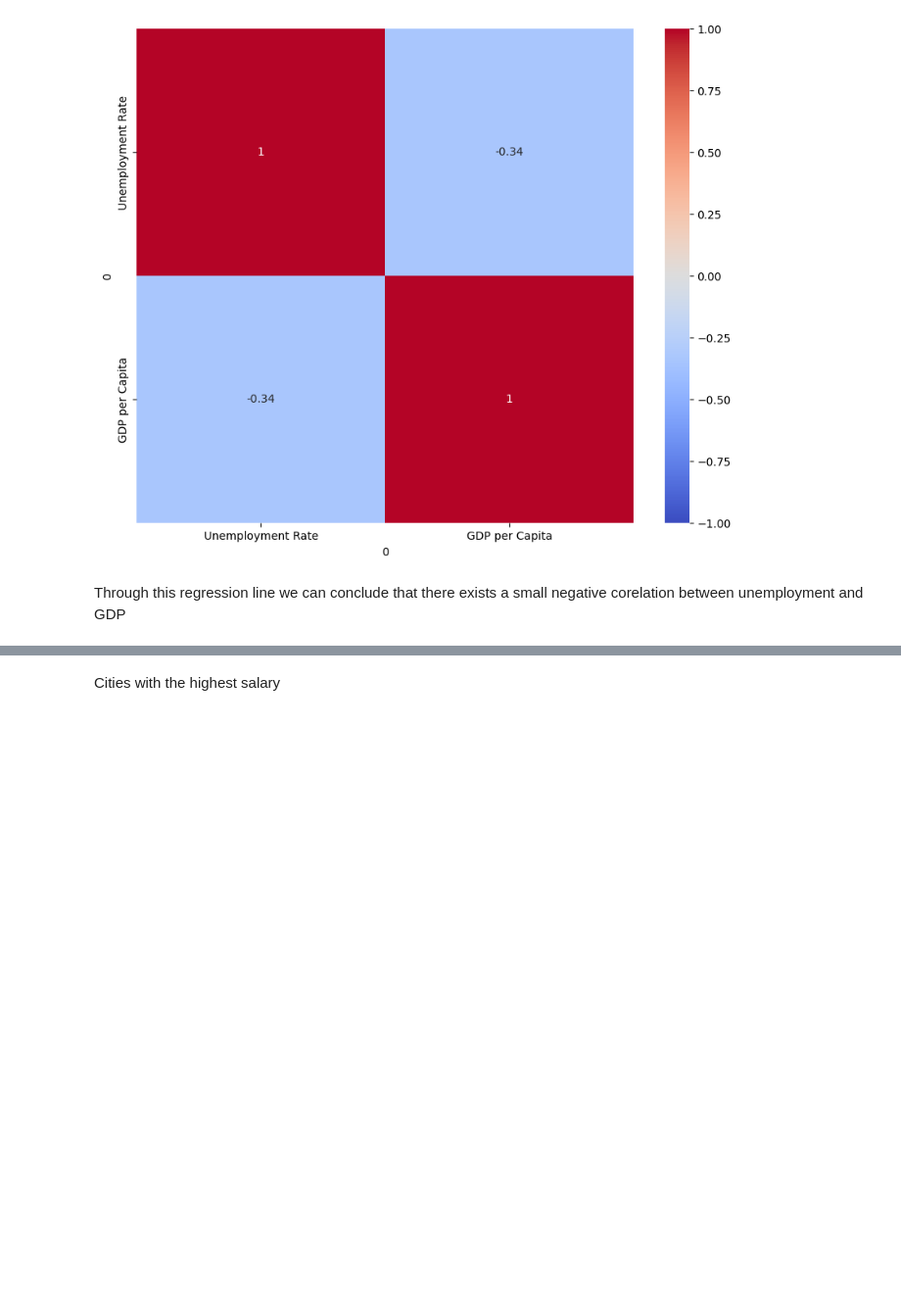
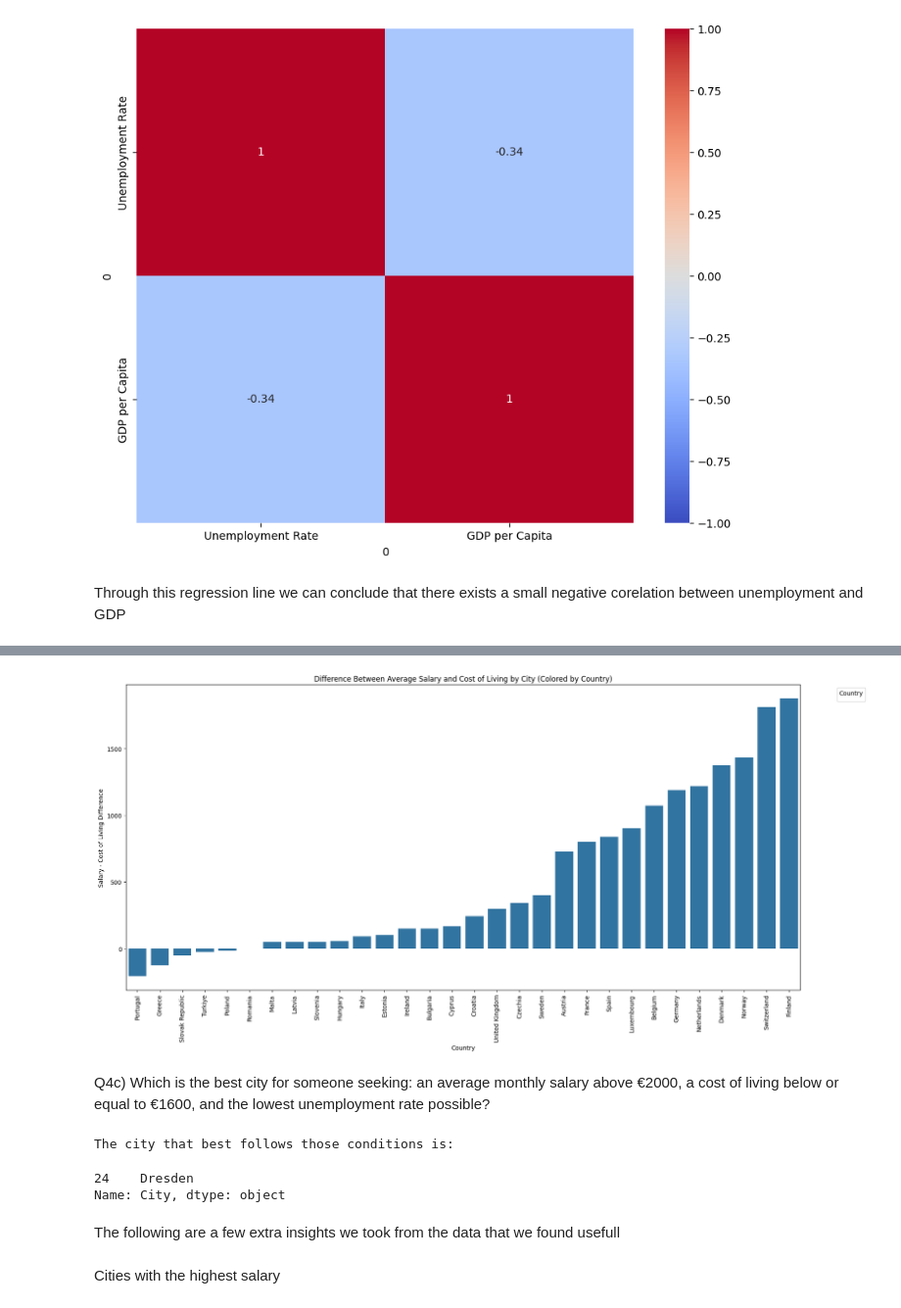
Before and after one commit to yair19-meet/PDS-project, a Jupyter notebook: src/analysis.ipynb, the cells around one changed output, grey strips where cells are left out. Shown: that part at 98% size. Cells and saved outputs as stored; diff of their text form; code cells hidden in the pictures; blank space fills up the shorter version.

```diff
--- a/src/analysis.ipynb
+++ b/src/analysis.ipynb
@@ -342,0 +375,13 @@ Through this regression line we can conclude that there exists a small negative
+# %%
+data["avg salary - avg cost of living"] = data["Average Monthly Salary"] - data["Average Cost of Living"]
+differences_by_country = data.groupby('Country')['avg salary - avg cost of living'].mean()
+
+top_cities=data[["City", "avg salary - avg cost of living"]].sort_values("avg salary - avg cost of living", ascending=False)
+top_cities.head()
+
+differences_by_country=differences_by_country.sort_values()
+print("The top 5 cities with the largest difference between Average Monthly Salary and Average Cost of Living are:")
+print(top_cities.head())
+print()
+print("The top 5 Countrues with the smallest difference are:")
+differences_by_country.head()
@@ -343,3 +458,39 @@ Through this regression line we can conclude that there exists a small negative
+# %%
+
+plt.figure(figsize=(18, 9))
+differences_by_country=pd.DataFrame(differences_by_country)
+
+sns.barplot(
+    data=differences_by_country,
+    x="Country",
+    y="avg salary - avg cost of living",
+    dodge=False  # <— ensures one bar per city, colored by country
+)
+plt.xticks(rotation=90)
+plt.xlabel("Country")
+plt.ylabel("Salary - Cost of Living Difference")
+plt.title("Difference Between Average Salary and Cost of Living by City (Colored by Country)")
+plt.legend(title="Country", bbox_to_anchor=(1.05, 1), loc="upper left")
+plt.tight_layout()
+plt.show()
+# %% [output]
+[figure, added]
+# %% [markdown]
+Q4c) Which is the best city for someone seeking:
+an average monthly salary above €2000,
+a cost of living below or equal to €1600, and
+the lowest unemployment rate possible?
+# %%
+data_filtered=data[(data["Average Monthly Salary"]>2000) & (data["Average Cost of Living"]<=1600)]
+data_filtered=data_filtered.sort_values(by="Unemployment Rate")
+print("The city that best follows those conditions is:")
+data_filtered["City"].head(1)
+# %% [output]
+The city that best follows those conditions is:
+24    Dresden
+Name: City, dtype: object
+# %% [markdown]
+The following are a few extra insights we took from the data that we found usefull
 # %% [markdown]
 Cities with the highest salary
 # %%
```
Also changed, not shown: parts of 22 cells of this notebook.
